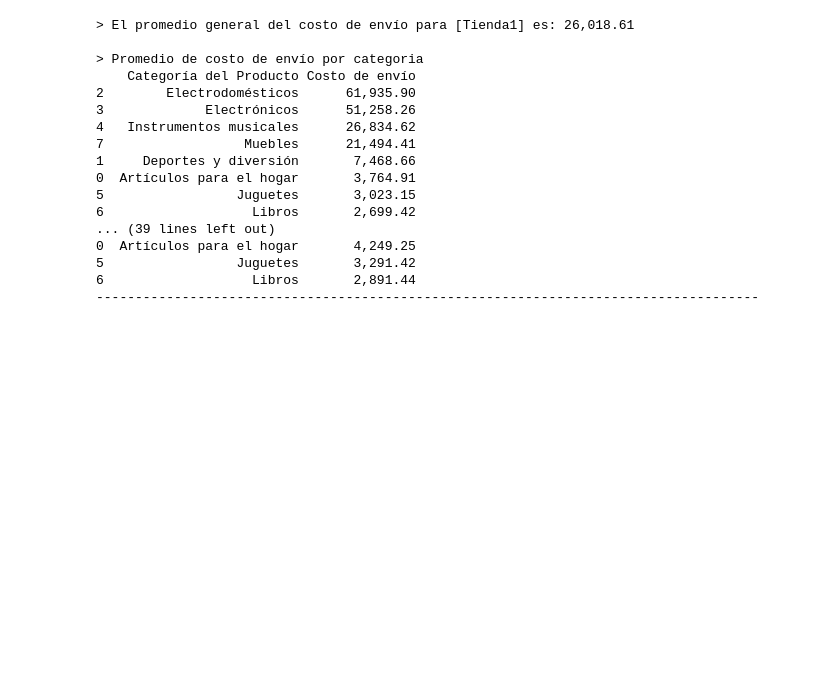
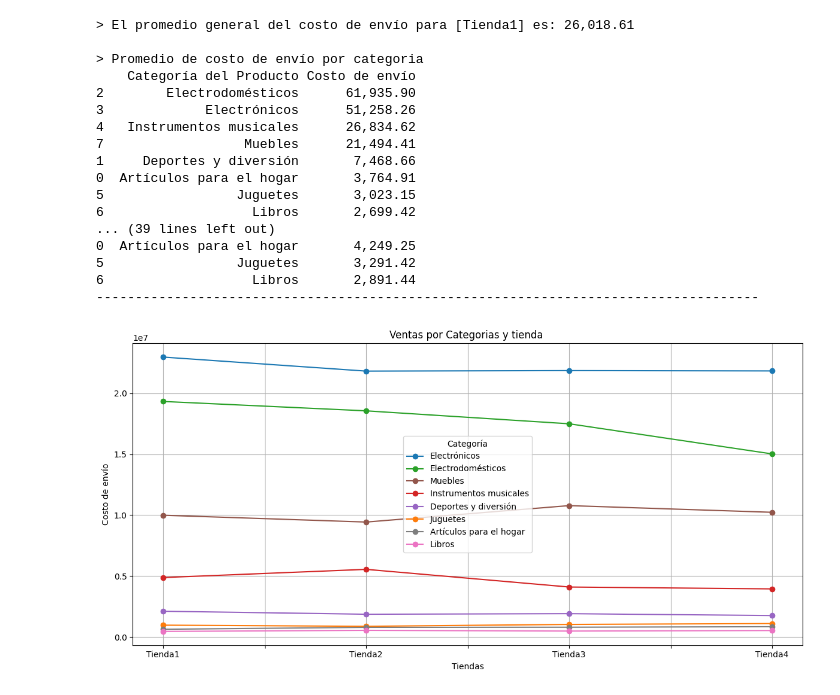
Before and after one commit to MyAppsTest/AnalisisTiendasDonJuan, a Jupyter notebook: AluraStoreLatam.ipynb, the cells around one changed output. Cells and saved outputs as stored; diff of their text form; code cells hidden in the pictures; blank space fills up the shorter version.

```diff
--- a/AluraStoreLatam.ipynb
+++ b/AluraStoreLatam.ipynb
@@ -365,3 +417,33 @@ resultado = promedioEnvio_cate(tienda4)
 5                 Juguetes       3,291.42
 6                   Libros       2,891.44
 -------------------------------------------------------------------------------------
+# %%
+#GRAFICA
+import matplotlib.pyplot as plt
+
+colores = ['#1B78B3', '#2BA129', '#92564B', '#D32525', '#9866C3', '#FE7C0B', '#7E7E7E', '#EB74C3']
+
+tienda['tienda']="Tienda1"
+tienda2['tienda']="Tienda2"
+tienda3['tienda']="Tienda3"
+tienda4['tienda']="Tienda4"
+
+tiendas_juan=pd.concat([tienda, tienda2, tienda3, tienda4], ignore_index=True)
+tiendas_juan = tiendas_juan.rename(columns={'Costo de envío': 'envio'})
+ventas_por_tienda=tiendas_juan.groupby(['Categoría del Producto', 'tienda']).agg({'envio':'sum'}).reset_index()
+ventas_por_tienda.columns = ["Categoría del Producto","tienda","envio"]
+ventas_por_tienda=ventas_por_tienda.sort_values(by=['tienda','envio'], ascending=[True,True])
+orden_metodos = ventas_por_tienda.groupby('Categoría del Producto')['envio'].sum().sort_values(ascending=False).index.tolist()
+df_pivot = ventas_por_tienda.pivot(index='tienda', columns='Categoría del Producto', values='envio')
+df_pivot = df_pivot[orden_metodos]
+df_pivot.plot(kind='line', marker='o', figsize=(12, 6), color=colores)
+plt.title("Ventas por Categorias y tienda ")
+plt.xlabel("Tiendas")
+plt.ylabel("Costo de envío")
+plt.xticks(rotation=0)
+plt.legend(title="Categoría")
+plt.grid(True)
+plt.tight_layout()
+plt.show()
+# %% [output]
+[figure, added]
```
Also changed, not shown: parts of 3 cells of this notebook.
